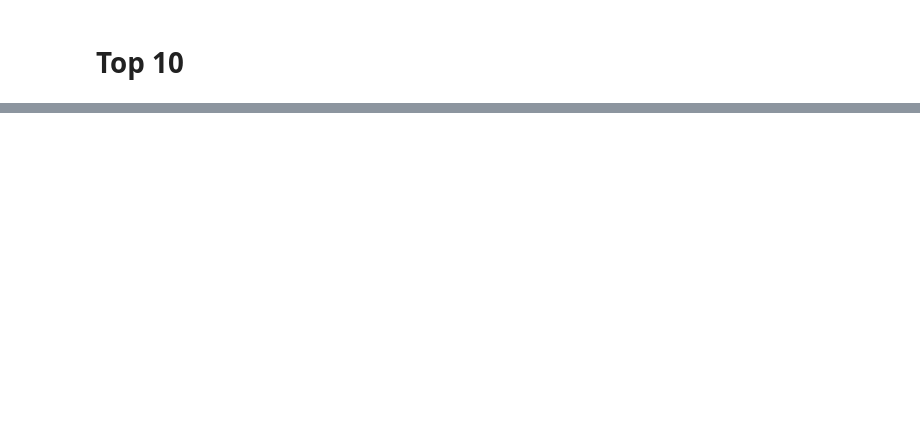
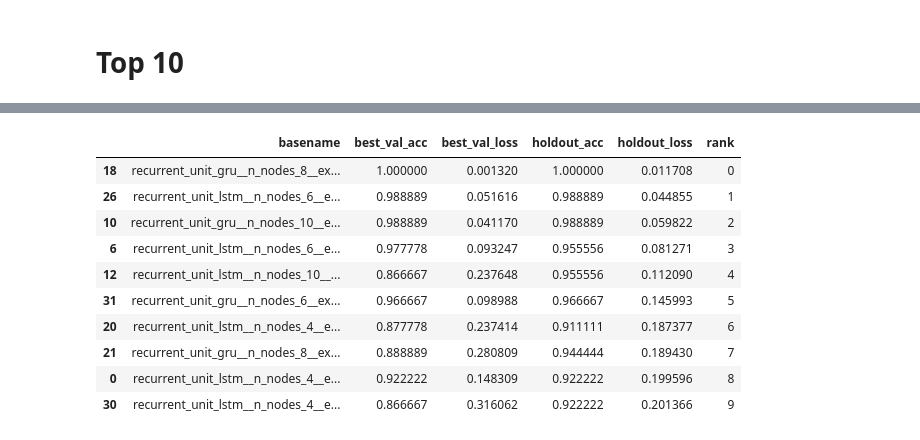
Before and after one commit to KPLauritzen/predict_bipy, a Jupyter notebook: notebooks/01-tun-mol-training-results.ipynb, the cells around one changed output, grey strips where cells are left out. Drawn from its saved outputs; the diff is of its cells as text; code cells hidden in the pictures; blank space fills up the shorter version.

```diff
--- a/notebooks/01-tun-mol-training-results.ipynb
+++ b/notebooks/01-tun-mol-training-results.ipynb
@@ -57,0 +82,14 @@ plt.savefig('../reports/figures/tun-mol-models-rank.png')
+# %%
+df_top10
+# %% [output]
+|  | basename | best_val_acc | best_val_loss | holdout_acc | holdout_loss | rank |
+| 18 | recurrent_unit_gru__n_nodes_8__ex... | 1.000000 | 0.001320 | 1.000000 | 0.011708 | 0 |
+| 26 | recurrent_unit_lstm__n_nodes_6__e... | 0.988889 | 0.051616 | 0.988889 | 0.044855 | 1 |
+| 10 | recurrent_unit_gru__n_nodes_10__e... | 0.988889 | 0.041170 | 0.988889 | 0.059822 | 2 |
+| 6 | recurrent_unit_lstm__n_nodes_6__e... | 0.977778 | 0.093247 | 0.955556 | 0.081271 | 3 |
+| 12 | recurrent_unit_lstm__n_nodes_10__... | 0.866667 | 0.237648 | 0.955556 | 0.112090 | 4 |
+| 31 | recurrent_unit_gru__n_nodes_6__ex... | 0.966667 | 0.098988 | 0.966667 | 0.145993 | 5 |
+| 20 | recurrent_unit_lstm__n_nodes_4__e... | 0.877778 | 0.237414 | 0.911111 | 0.187377 | 6 |
+| 21 | recurrent_unit_gru__n_nodes_8__ex... | 0.888889 | 0.280809 | 0.944444 | 0.189430 | 7 |
+| 0 | recurrent_unit_lstm__n_nodes_4__e... | 0.922222 | 0.148309 | 0.922222 | 0.199596 | 8 |
+| 30 | recurrent_unit_lstm__n_nodes_4__e... | 0.866667 | 0.316062 | 0.922222 | 0.201366 | 9 |
```
Also changed, not shown: parts of 8 cells of this notebook, 4 other files.
